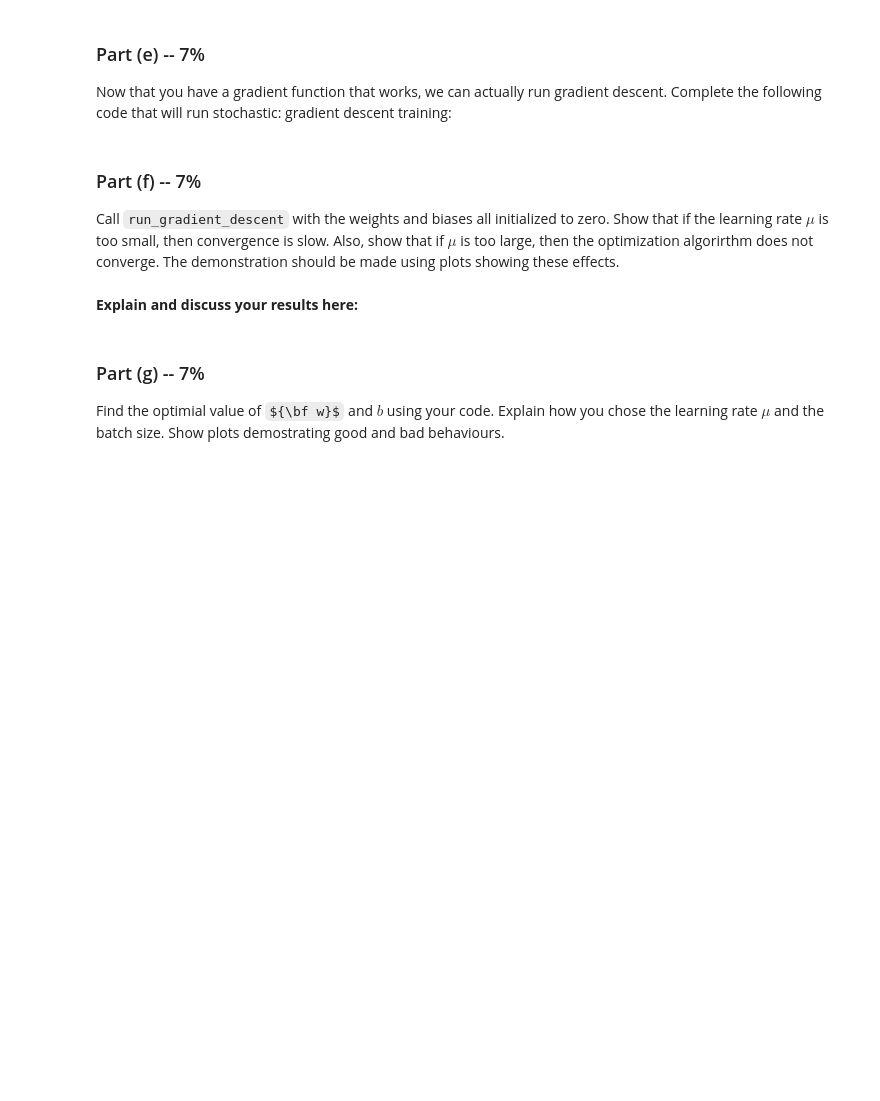
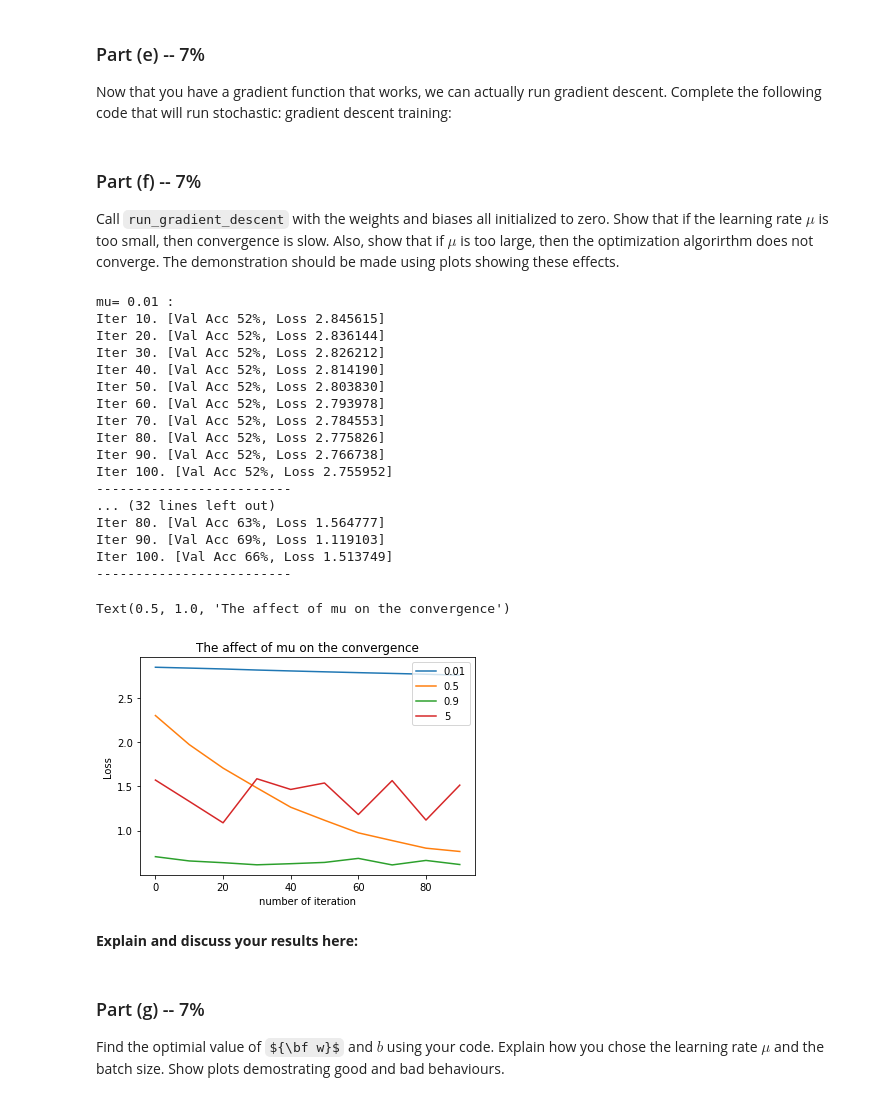
Before and after one commit to shaniklein/Introduction-to-Deep-Learning, a Jupyter notebook: Assignment1.ipynb, the cells around one changed output. Drawn from its saved outputs; the diff is of its cells as text; code cells hidden in the pictures; some formulas as TeX source; blank space fills up the shorter version.

```diff
--- a/Assignment1.ipynb
+++ b/Assignment1.ipynb
@@ -287,6 +306,7 @@ h=1e-05
 b=1
 t=np.array([1,1])
 X=np.ones([2, 90])
+y= pred(w, b, X)
 dw,db=derivative_cost(X,y,t)
 # %%
 analytical_deriviate=compute_analytical_deriviate(w,b,t,X,'b')
@@ -346,15 +392,22 @@ def run_gradient_descent(w0, b0, mu=0.1, batch_size=100, max_iters=100):
   w = w0
   b = b0
   iter = 0
+  l=[]
+  accuracies=[]
+  losses=[]
 
   while iter < max_iters:
     # shuffle the training set (there is code above for how to do this)
+    reindex = np.random.permutation(len(train_norm_xs))
+    # train_xs = train_xs[reindex]
+    train_norm_xs_local = train_norm_xs[reindex]
+    train_ts_local = train_ts[reindex]
 
 
     for i in range(0, len(train_norm_xs), batch_size): # iterate over each minibatch
       # minibatch that we are working with:
-      X = train_norm_xs[i:(i + batch_size)]
-      t = train_ts[i:(i + batch_size), 0]
+      X = train_norm_xs_local[i:(i + batch_size)]
+      t = train_ts_local[i:(i + batch_size), 0]
 
       # since len(train_norm_xs) does not divide batch_size evenly, we will skip over
       # the "last" minibatch
@@ -362,25 +415,31 @@ def run_gradient_descent(w0, b0, mu=0.1, batch_size=100, max_iters=100):
         continue
 
       # compute the prediction
-
+      y=pred(w,b,X)
       # update w and b
+      dw,db=derivative_cost(X,y,t)
+      w-=mu*dw
+      b-=mu*db
 
       # increment the iteration count
       iter += 1
       # compute and print the *validation* loss and accuracy
       if (iter % 10 == 0):
-
-        val_cost = ...
-        val_acc = ...
+        y_val=pred(w,b,val_norm_xs)
+        val_cost = cost(y_val,val_ts.squeeze())
+        val_acc = get_accuracy(y_val,val_ts.squeeze())
         print("Iter %d. [Val Acc %.0f%%, Loss %f]" % (
                 iter, val_acc * 100, val_cost))
+        losses.append(val_cost)
+        accuracies.append(val_acc)
 
       if iter >= max_iters:
         break
 
       # Think what parameters you should return for further use
 
-  return ...
+  return w,b,losses
+  # ,accuracies
 # %% [markdown]
 ### Part (f) -- 7%
 
@@ -395,3 +449,38 @@ b0 = np.random.randn(1)[0]
+# %%
+w0 = np.random.randn(90)
+b0 = np.random.randn(1)[0]
+
+mus=[0.01,0.5,0.9,5]
+for mu in mus:
+  print(make_bold("mu="),mu,":")
+  w,b,losses=run_gradient_descent(w0,b0,mu)
+  print("-------------------------")
+  plt.plot(range(0,100,10),losses)
+
+plt.legend(mus,loc='upper right')
+plt.xlabel("number of iteration")
+plt.ylabel("Loss")
+plt.title("The affect of mu on the convergence")
+# %% [output]
+mu= 0.01 :
+Iter 10. [Val Acc 52%, Loss 2.845615]
+Iter 20. [Val Acc 52%, Loss 2.836144]
+Iter 30. [Val Acc 52%, Loss 2.826212]
+Iter 40. [Val Acc 52%, Loss 2.814190]
+Iter 50. [Val Acc 52%, Loss 2.803830]
+Iter 60. [Val Acc 52%, Loss 2.793978]
+Iter 70. [Val Acc 52%, Loss 2.784553]
+Iter 80. [Val Acc 52%, Loss 2.775826]
+Iter 90. [Val Acc 52%, Loss 2.766738]
+Iter 100. [Val Acc 52%, Loss 2.755952]
+-------------------------
+... (32 lines left out)
+Iter 80. [Val Acc 63%, Loss 1.564777]
+Iter 90. [Val Acc 69%, Loss 1.119103]
+Iter 100. [Val Acc 66%, Loss 1.513749]
+-------------------------
+Text(0.5, 1.0, 'The affect of mu on the convergence')
+[figure, added]
 # %% [markdown]
 **Explain and discuss your results here:**
 # %% [markdown]
```
Also changed, not shown: parts of 12 cells of this notebook.
